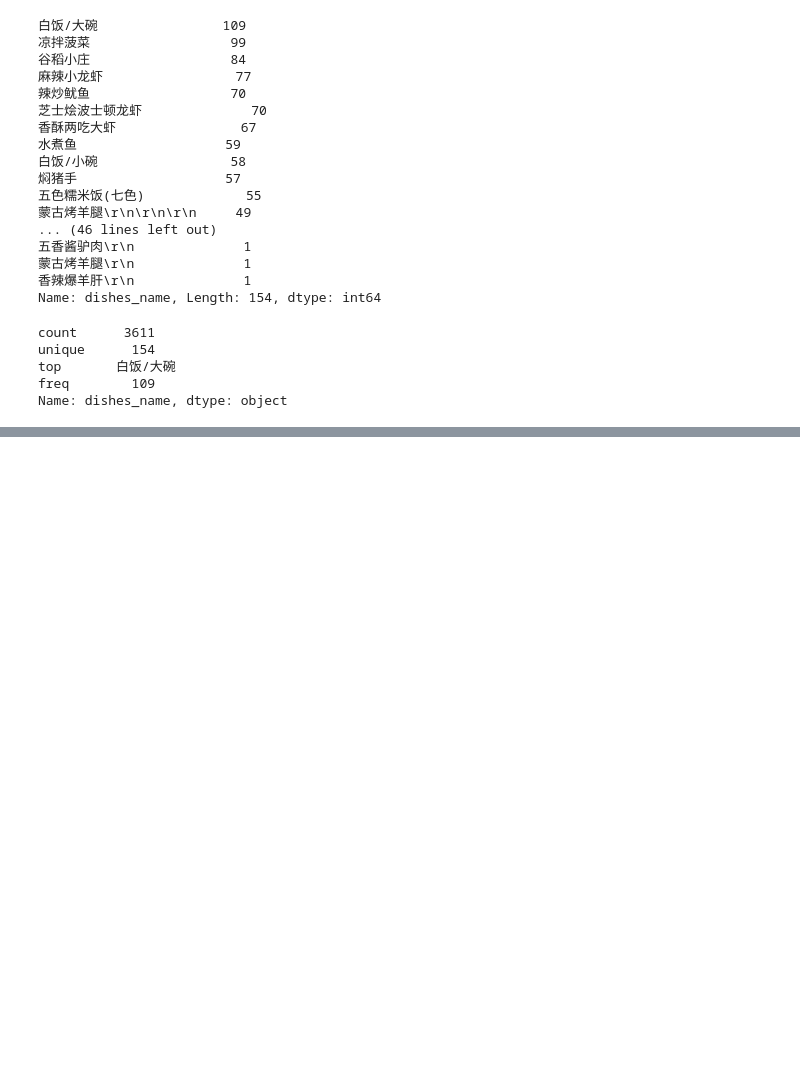
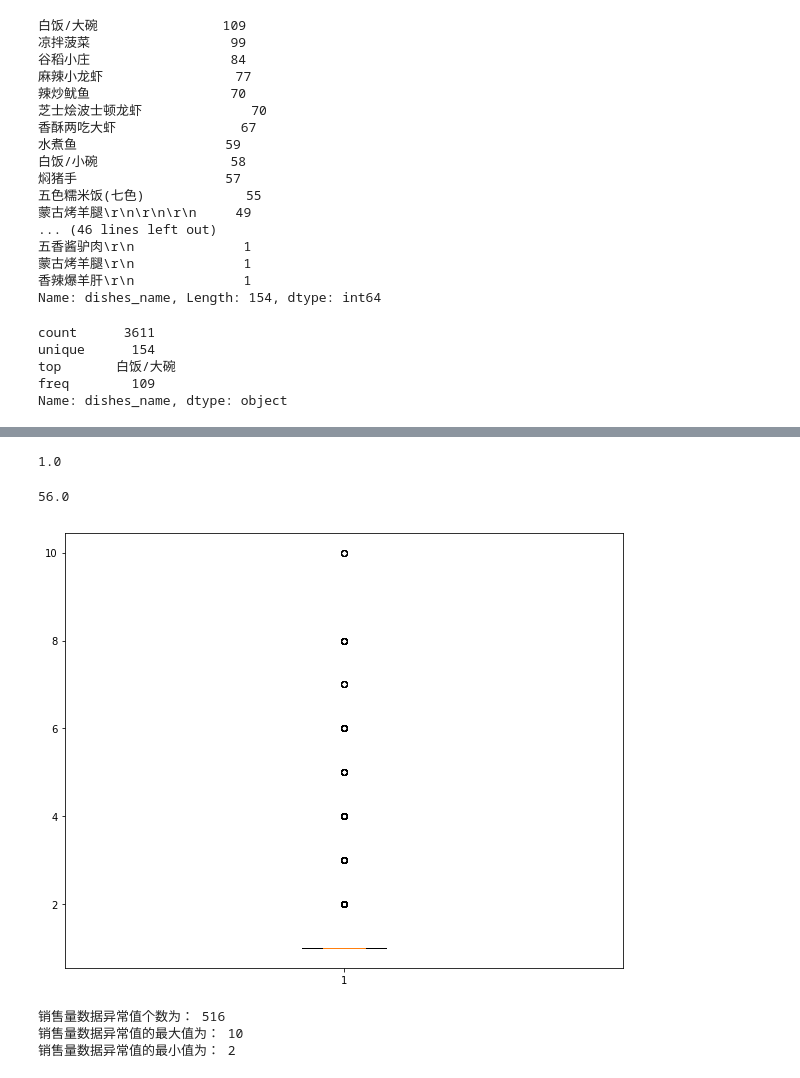
Before and after one commit to josonle/datas-processing, a Jupyter notebook: code/2018007夏/20180729_夏_数据分析.ipynb, the cells around one changed output, grey strips where cells are left out. Cells and saved outputs as stored; diff of their text form; code cells hidden in the pictures; blank space fills up the shorter version.

```diff
--- a/code/2018007夏/20180729_夏_数据分析.ipynb
+++ b/code/2018007夏/20180729_夏_数据分析.ipynb
@@ -1251,0 +1331,4 @@ Name: dishes_name, dtype: object
+# %%
+#通过订单号分组
+mealGroup = mealInfo[['order_id','dishes_name','counts','amounts']].groupby(by='order_id')
+mealGroup
@@ -1251,0 +2024,5 @@ Name: dishes_name, dtype: object
+# %%
+import pandas as pd
+import numpy as np
+path = '../data/detail.csv'
+detail = pd.read_csv(path,encoding='gbk')
@@ -1251,0 +2064,11 @@ Name: dishes_name, dtype: object
+# %%
+##定义求取特征是否完全相同的矩阵的函数
+def FeatureEquals(df):
+    dfEquals=pd.DataFrame([],columns=df.columns,index=df.columns)
+    for i in df.columns:
+       for j in df.columns:
+           dfEquals.loc[i,j]=df.loc[:,i].equals(df.loc[:,j])
+    return dfEquals
+## 应用上述函数
+detEquals=FeatureEquals(detail)
+print('detail的特征相等矩阵的前5行5列为：\n',detEquals.iloc[:5,:5])
@@ -1251,0 +2090,12 @@ Name: dishes_name, dtype: object
+# %%
+##遍历所有数据
+lenDet = detEquals.shape[0]
+dupCol = []
+for k in range(lenDet):
+    for l in range(k+1,lenDet): ##明显detEquals[k,k]是自己
+        if detEquals.iloc[k,l] & (detEquals.columns[l] not in dupCol):
+            dupCol.append(detEquals.columns[l])
+##进行去重操作
+print('需要删除的列为：',dupCol)
+detail.drop(dupCol,axis=1,inplace=True)
+print('删除多余列后detail的特征数目为：',detail.shape[1])
@@ -1251,0 +2262,23 @@ Name: dishes_name, dtype: object
+# %%
+detail['counts'].quantile(0.75)
+# %% [output]
+1.0
+# %%
+detail['amounts'].describe().loc['75%']
+# %% [output]
+56.0
+# %%
+import matplotlib.pyplot as plt
+plt.figure(figsize=(10,8))
+p = plt.boxplot(detail['counts'].values,notch=True)   ##画出箱线图
+outlier1 = p['fliers'][0].get_ydata()   ##fliers为异常值的标签
+plt.savefig('../菜品异常数据识别_箱线图.png')
+plt.show()
+print('销售量数据异常值个数为：',len(outlier1))
+print('销售量数据异常值的最大值为：',max(outlier1))
+print('销售量数据异常值的最小值为：',min(outlier1))
+# %% [output]
+[figure, added]
+销售量数据异常值个数为： 516
+销售量数据异常值的最大值为： 10
+销售量数据异常值的最小值为： 2
```
Also changed, not shown: parts of 92 cells of this notebook, 1 other file.
